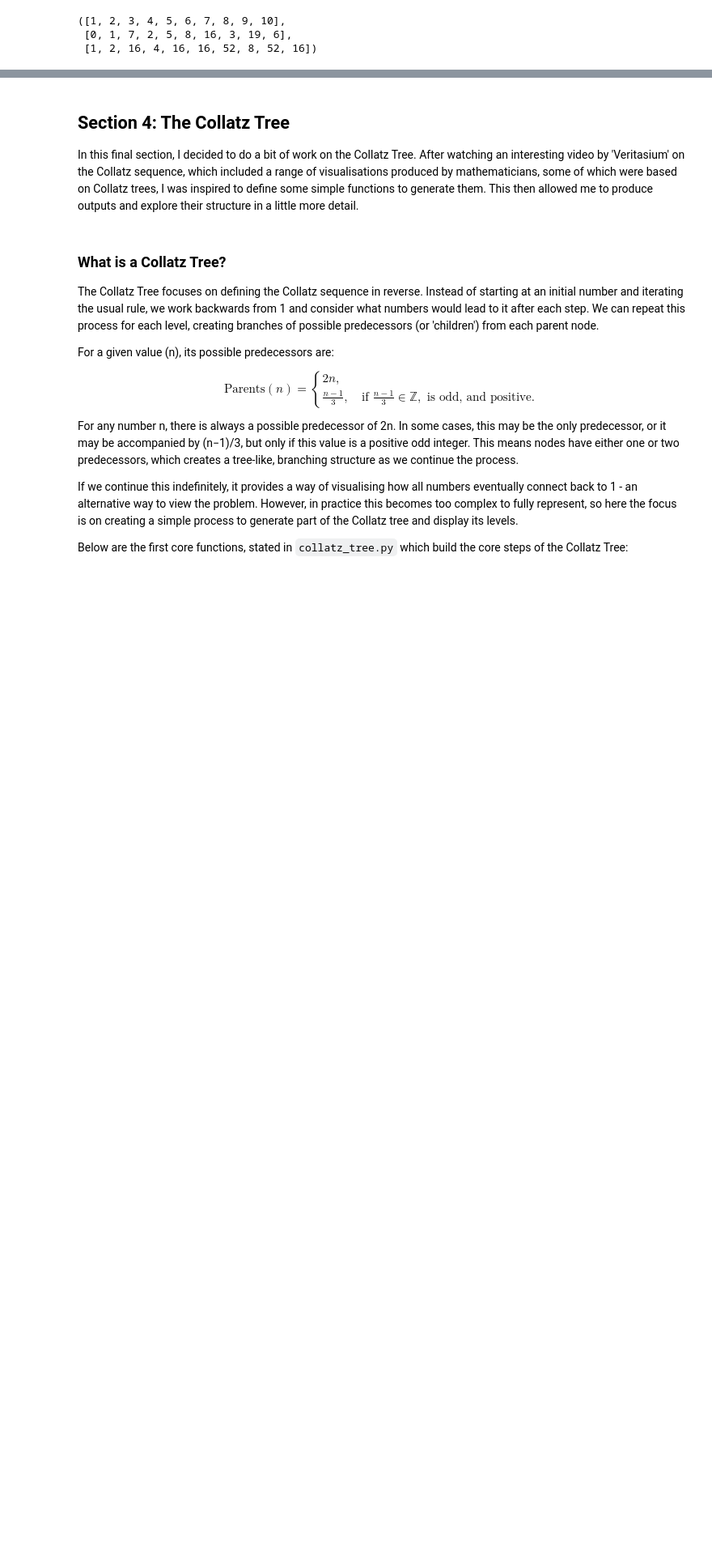
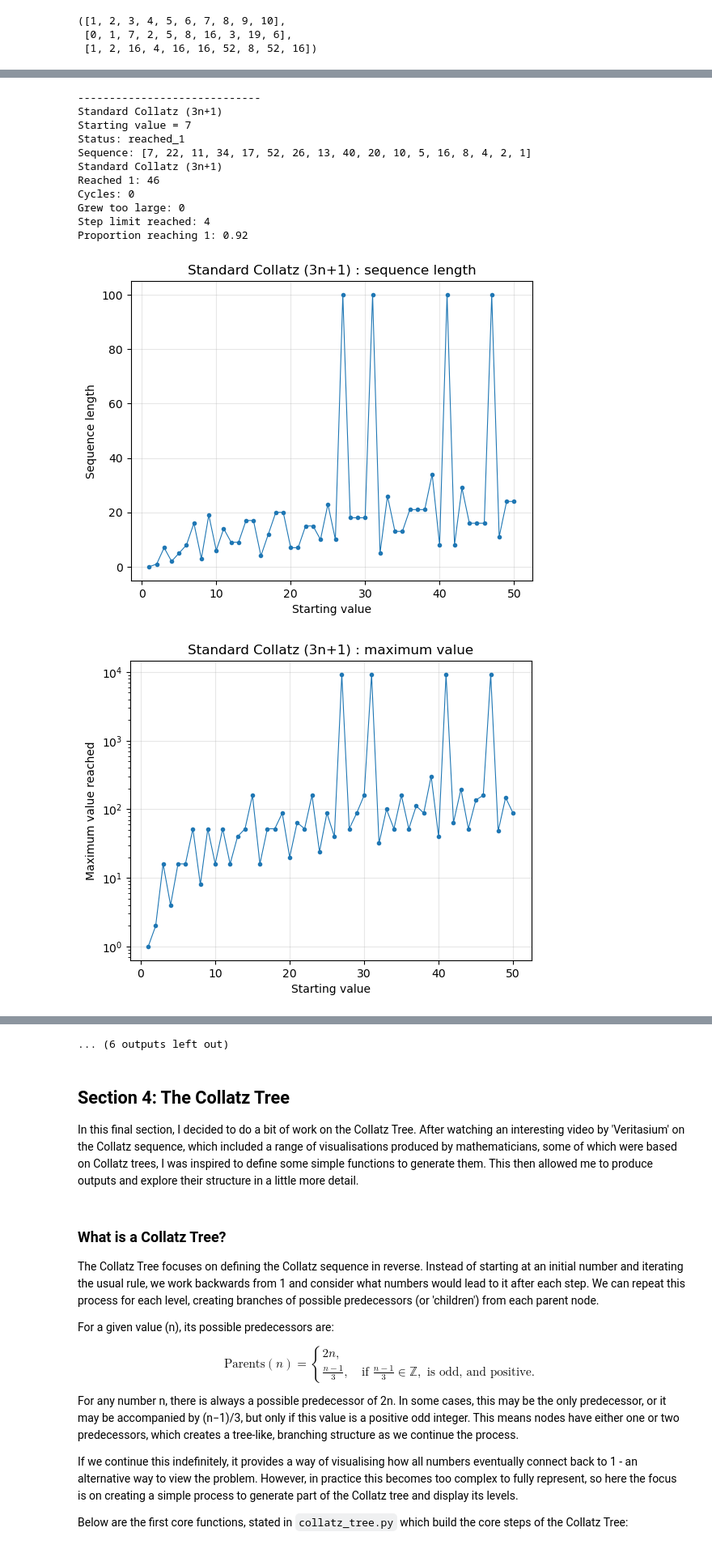
Before and after one commit to georgeramble/MATH2002-Collatz-Investigation, a Jupyter notebook: collatz_investigation.ipynb, the cells around one changed output, grey strips where cells are left out. Shown at 81% size. Saved outputs shown, nothing was run; the diff lists cells and outputs as text; code cells hidden in the pictures; blank space fills up the shorter version.

```diff
--- a/collatz_investigation.ipynb
+++ b/collatz_investigation.ipynb
@@ -294,0 +406,41 @@ Additionally, there does not appear to be a strong or consistent relationship be
+# %%
+import section3_variants as s3
+
+variants = [
+    ("Standard Collatz (3n+1)", "3n1", 3, 1),
+    ("Variant 5n+1", "5n1", 5, 1),
+    ("Variant 5n+3", "5n3", 5, 3)]
+
+start = 7
+N = 50
+max_steps = 100
+cap = 10**6
+
+for name, label, a, b in variants:
+    print("\n-----------------------------")
+    print(name)
+
+    seq, status = s3.variant_sequence(start, a, b, max_steps=max_steps, cap=cap)
+
+    print("Starting value =", start)
+    print("Status:", status)
+    print("Sequence:", seq)
+
+    s3.summary_variant(name, N, a, b, max_steps=max_steps, cap=cap)
+
+    s3.plot_variant_lengths(name, label, N, a, b, max_steps=max_steps, cap=cap)
+    s3.plot_variant_max_values(name, label, N, a, b, max_steps=max_steps, cap=cap)
+# %% [output]
+-----------------------------
+Standard Collatz (3n+1)
+Starting value = 7
+Status: reached_1
+Sequence: [7, 22, 11, 34, 17, 52, 26, 13, 40, 20, 10, 5, 16, 8, 4, 2, 1]
+Standard Collatz (3n+1)
+Reached 1: 46
+Cycles: 0
+Grew too large: 0
+Step limit reached: 4
+Proportion reaching 1: 0.92
+[figure, added]
+[figure, added]
@@ -295,3 +486,4 @@ Additionally, there does not appear to be a strong or consistent relationship be
+... (6 outputs left out)
 # %% [markdown]
 ## Section 4: The Collatz Tree
 
```
Also changed, not shown: parts of 31 cells of this notebook, 2 other files.
